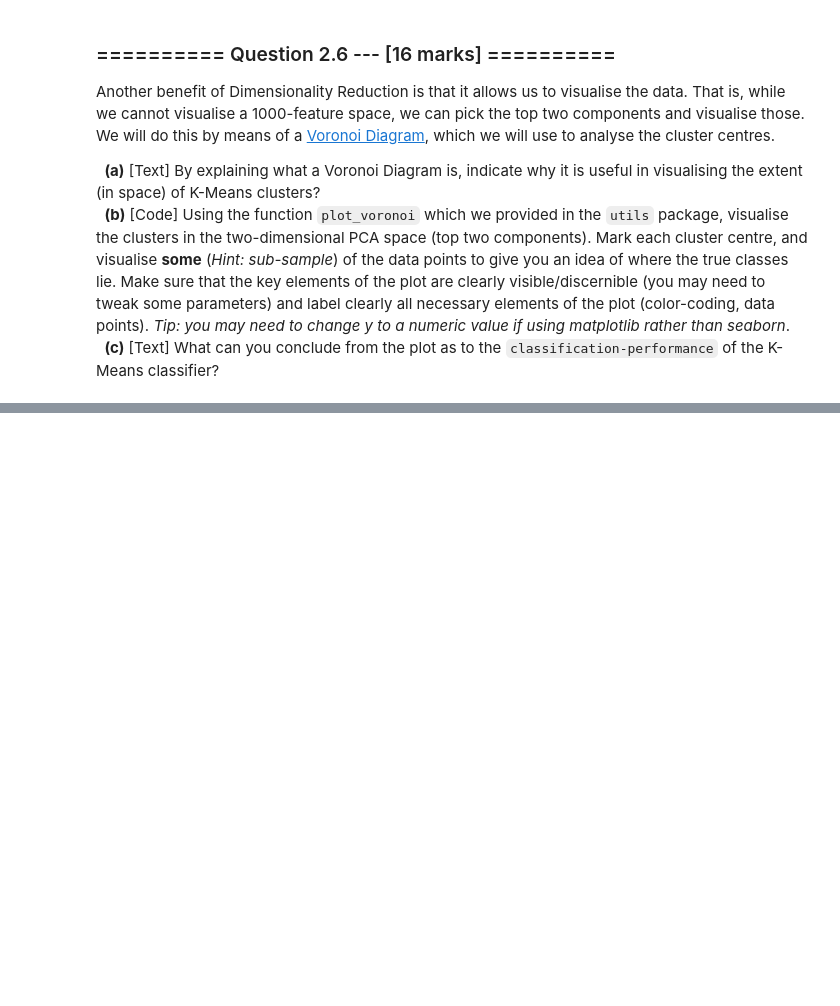
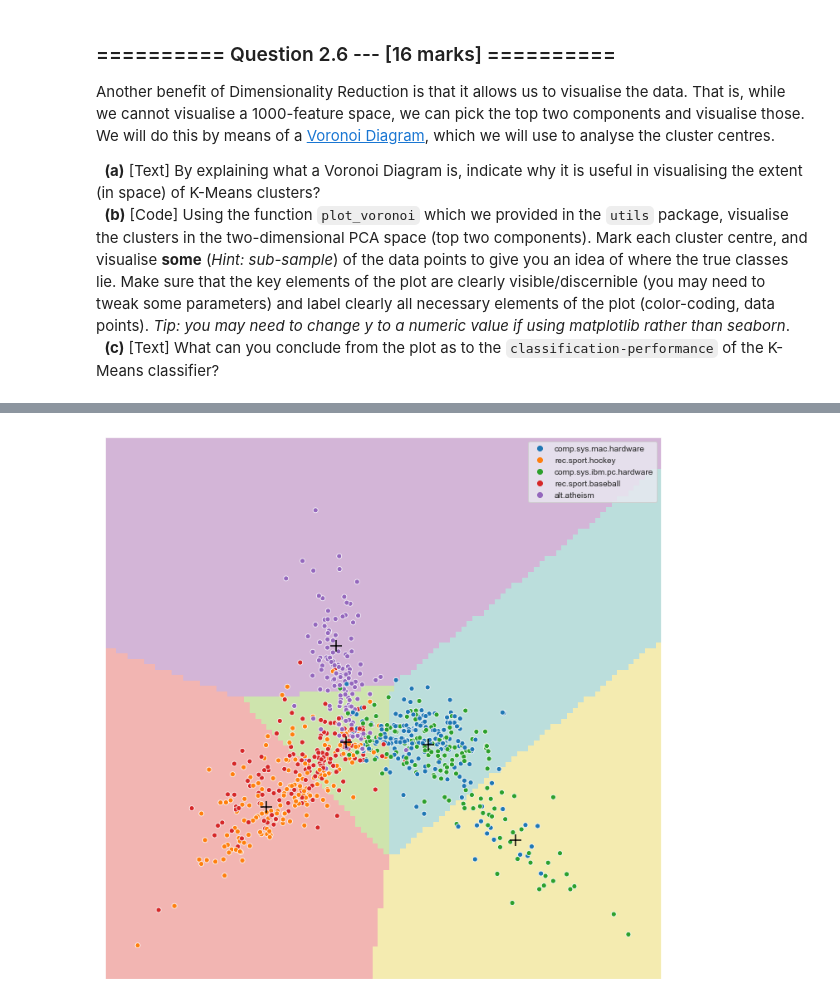
Before and after one commit to zhanshenlc/IAML2018, a Jupyter notebook: Assignments/04_A_KMeans.ipynb, the cells around one changed output, grey strips where cells are left out. Cells and saved outputs as stored; diff of their text form; code cells hidden in the pictures; blank space fills up the shorter version.

```diff
--- a/Assignments/04_A_KMeans.ipynb
+++ b/Assignments/04_A_KMeans.ipynb
@@ -394,6 +383,0 @@ Another benefit of Dimensionality Reduction is that it allows us to visualise th
-# %%
-#(b) # Your Code goes here:
-pylab.rcParams['figure.figsize'] = (8, 8)
-plt4 = plot_voronoi(predictor=km2, _range=[-0.5,0.5, -0.5, 0.5], sampling=[100, 100], clr_map='Set3')
-plt4 = sns.scatterplot(x=km2.cluster_centers_[:, 0], y=km2.cluster_centers_[:,1])
-plt.show()
@@ -403,0 +388,19 @@ plt.show()
+# %%
+#(b) # Your Code goes here:
+# new_X1 is the result from the previous cell
+x_min, x_max = new_X1[:, 0].min() - 0.05, new_X1[:, 0].max() + 0.05
+y_min, y_max = new_X1[:, 1].min() - 0.05, new_X1[:, 1].max() + 0.05
+sub_index = np.random.choice(np.arange(0, new_X1.shape[0]), size=800, replace=False)
+sub_X = new_X1[sub_index]
+sub_y = y[sub_index]
+
+pylab.rcParams['figure.figsize'] = (12, 12)
+plt4 = plot_voronoi(predictor=km2, _range=[x_min, x_max, y_min, y_max], sampling=[100, 100], clr_map='Set3')
+plt4 = plt.scatter(x=sub_X[:, 0], y=sub_X[:, 1], marker='.', s=1, c='black')
+plt4 = sns.scatterplot(x=sub_X[:, 0], y=sub_X[:, 1], hue=sub_y)
+plt4 = plt.scatter(x=km2.cluster_centers_[:, 0], y=km2.cluster_centers_[:,1], marker='+', s=200, c='black')
+plt.xticks([])
+plt.yticks([])
+plt.show()
+# %% [output]
+[figure, added]
```
Also changed, not shown: parts of 13 cells of this notebook, 1 other file.
